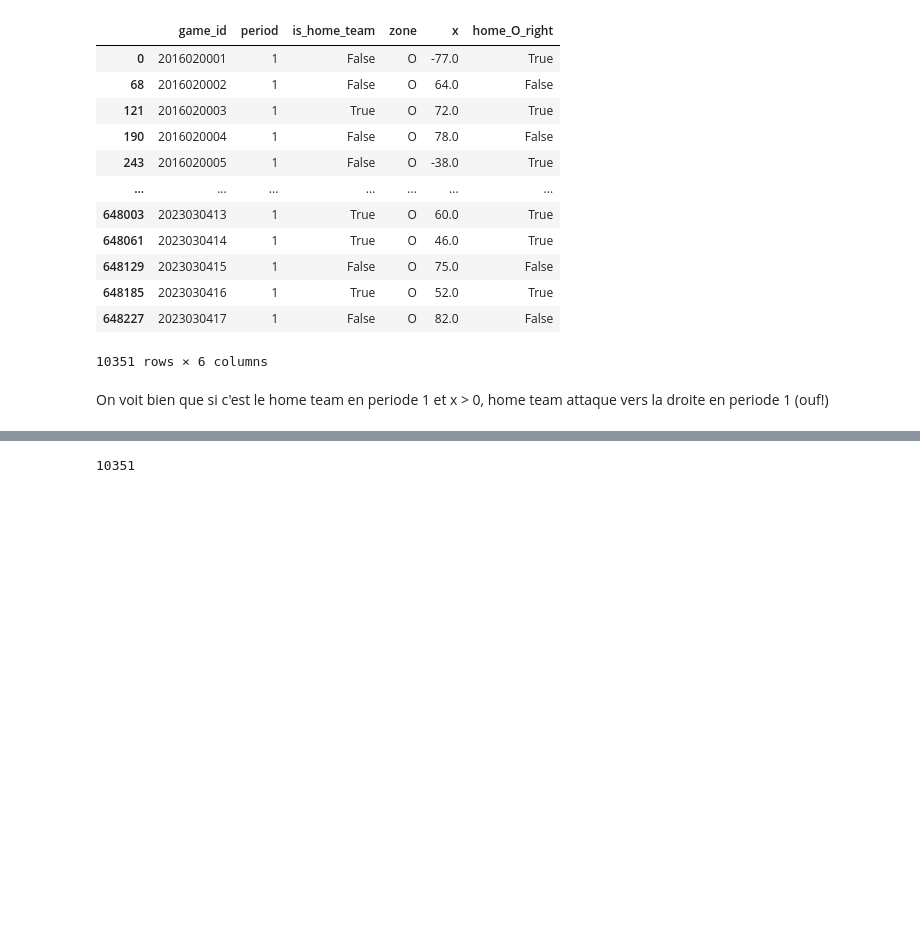
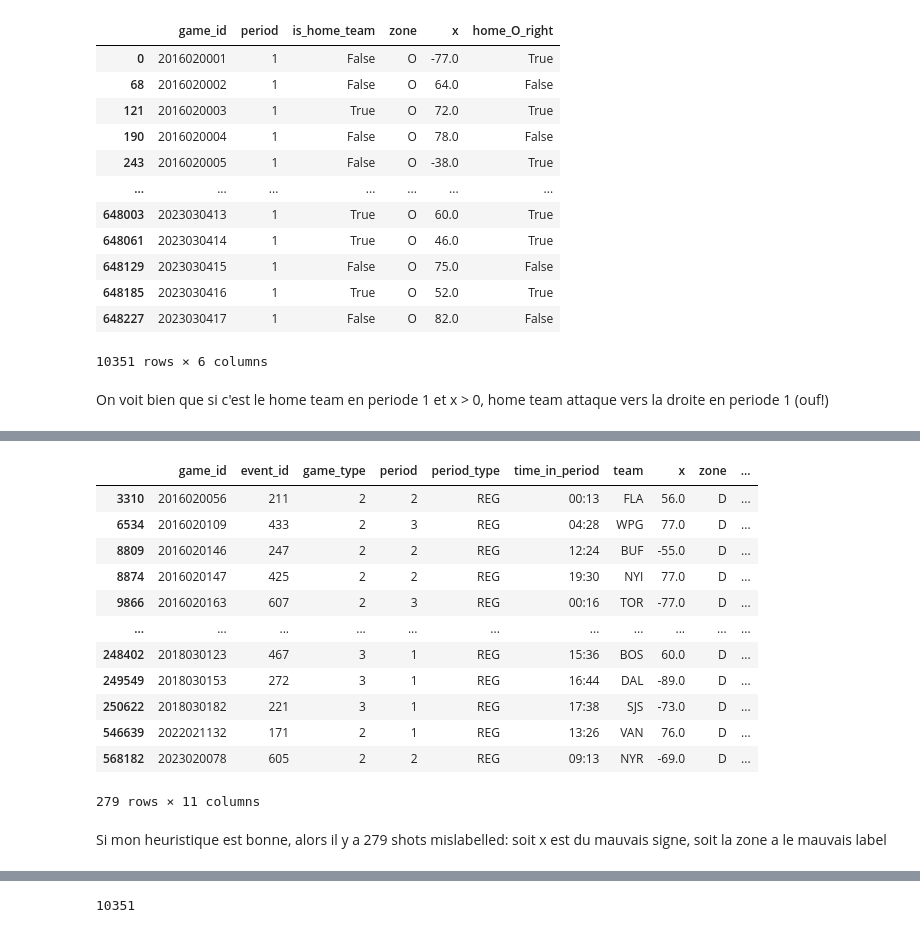
Before and after one commit to ammou35/LNH-data-science, a Jupyter notebook: data_science_project/notebooks/05_processing_data.ipynb, the cells around one changed output, grey strips where cells are left out. Drawn from its saved outputs; the diff is of its cells as text; code cells hidden in the pictures; blank space fills up the shorter version.

```diff
--- a/data_science_project/notebooks/05_processing_data.ipynb
+++ b/data_science_project/notebooks/05_processing_data.ipynb
@@ -546,0 +477,20 @@ combined_shots_with_coordinates.query('game_id == 2023020078')[['game_id', 'even
+# %%
+# attack_dir et x du meme signe (i.e. le produit des deux positif) -> zone O
+# On selectionne tout ce qui a un (produit positif et est zone D), ou (produit negatif et zone O)
+combined_shots_with_coordinates.query('(attack_dir*x > 0) and (zone == "D")')[['game_id', 'event_id', 'game_type', 'period', 'period_type', 'time_in_period','team', 'x', 'zone', 'is_home_team', 'attack_dir']]
+# %% [output]
+|  | game_id | event_id | game_type | period | period_type | time_in_period | team | x | zone | ... |
+| 3310 | 2016020056 | 211 | 2 | 2 | REG | 00:13 | FLA | 56.0 | D | ... |
+| 6534 | 2016020109 | 433 | 2 | 3 | REG | 04:28 | WPG | 77.0 | D | ... |
+| 8809 | 2016020146 | 247 | 2 | 2 | REG | 12:24 | BUF | -55.0 | D | ... |
+| 8874 | 2016020147 | 425 | 2 | 2 | REG | 19:30 | NYI | 77.0 | D | ... |
+| 9866 | 2016020163 | 607 | 2 | 3 | REG | 00:16 | TOR | -77.0 | D | ... |
+| ... | ... | ... | ... | ... | ... | ... | ... | ... | ... | ... |
+| 248402 | 2018030123 | 467 | 3 | 1 | REG | 15:36 | BOS | 60.0 | D | ... |
+| 249549 | 2018030153 | 272 | 3 | 1 | REG | 16:44 | DAL | -89.0 | D | ... |
+| 250622 | 2018030182 | 221 | 3 | 1 | REG | 17:38 | SJS | -73.0 | D | ... |
+| 546639 | 2022021132 | 171 | 2 | 1 | REG | 13:26 | VAN | 76.0 | D | ... |
+| 568182 | 2023020078 | 605 | 2 | 2 | REG | 09:13 | NYR | -69.0 | D | ... |
+279 rows × 11 columns
+# %% [markdown]
+Si mon heuristique est bonne, alors il y a 279 shots mislabelled: soit x est du mauvais signe, soit la zone a le mauvais label
```
Also changed, not shown: parts of 58 cells of this notebook.
